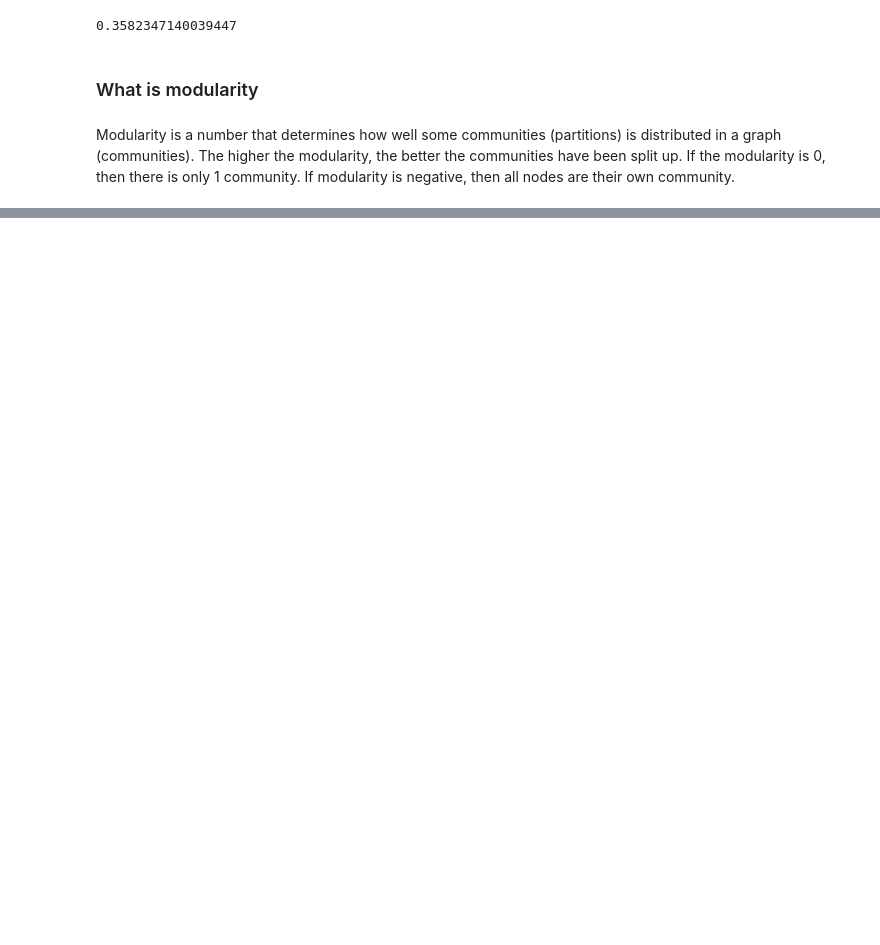
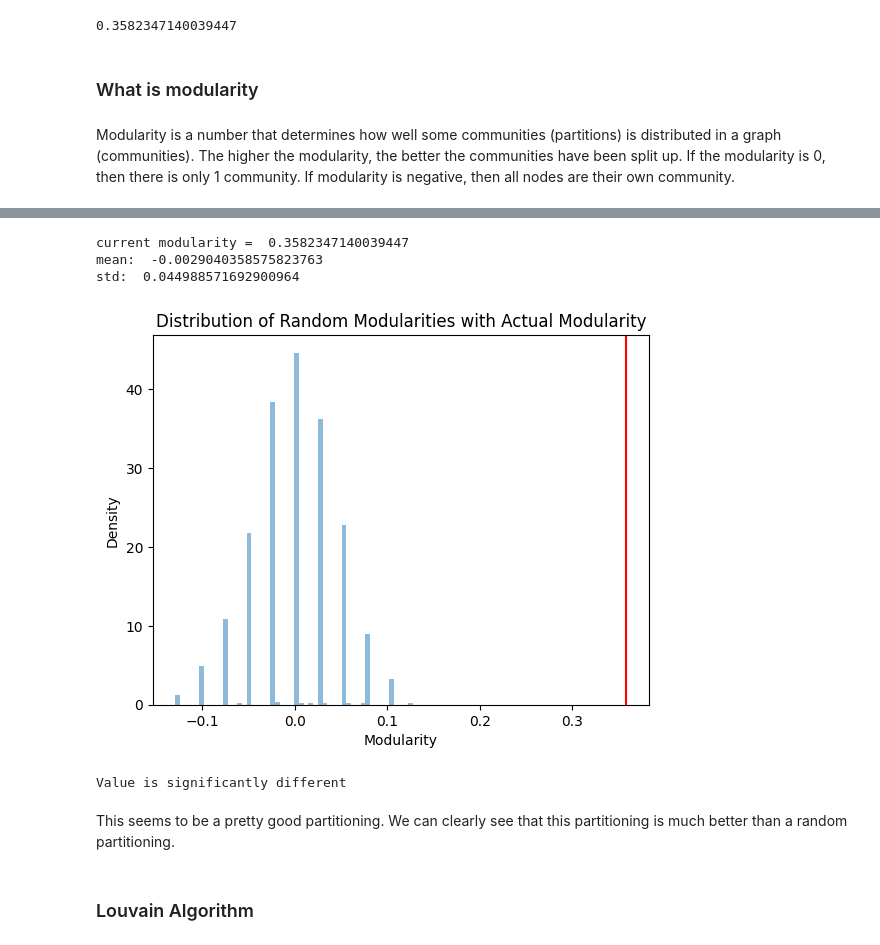
Before and after one commit to FabianScott/ComSoc, a Jupyter notebook: Week_6/modularity_karate.ipynb, the cells around one changed output, grey strips where cells are left out. Cells and saved outputs as stored; diff of their text form; code cells hidden in the pictures; blank space fills up the shorter version.

```diff
--- a/Week_6/modularity_karate.ipynb
+++ b/Week_6/modularity_karate.ipynb
@@ -46,0 +91,52 @@ Modularity is a number that determines how well some communities (partitions) is
+# %%
+# function to find if modularity is significantly different from 0
+
+import numpy as np
+
+number_of_iterations = 1000
+coms = [OfficerGroup, MrHiGroup]
+
+def plot_density(modularities, value):
+    plt.hist(modularities, bins=50, alpha=0.5, density=True)
+    plt.axvline(x=value, color='r')
+
+    plt.xlabel('Modularity')
+    plt.ylabel('Density')
+    plt.title('Distribution of Random Modularities with Actual Modularity')
+    plt.show()
+
+
+def is_significantly_dif_from_zero(G, value):
+
+    print("current modularity = ", value)
+
+    modularities = []
+    for i in range(number_of_iterations):
+        current_double_edge_swap = double_edge_swap_algo(G, N)
+        current_modularity = modularity(current_double_edge_swap, coms)
+        modularities.append(current_modularity)
+
+    mean = np.mean(modularities)
+    std = np.std(modularities)
+
+    print("mean: ", mean)
+    print("std: ", std)
+
+    plot_density(modularities, value)
+
+    if value < mean-2*std or value > mean+2*std:
+        print("Value is significantly different")
+    else:
+        print("Value is not significantly different")
+# %%
+is_significantly_dif_from_zero(G, modularity_from_current_communities)
+# %% [output]
+current modularity =  0.3582347140039447
+mean:  -0.0029040358575823763
+std:  0.044988571692900964
+[figure, added]
+Value is significantly different
+# %% [markdown]
+This seems to be a pretty good partitioning. We can clearly see that this partitioning is much better than a random partitioning.
+# %% [markdown]
+### Louvain Algorithm
```
Also changed, not shown: parts of 15 cells of this notebook.
